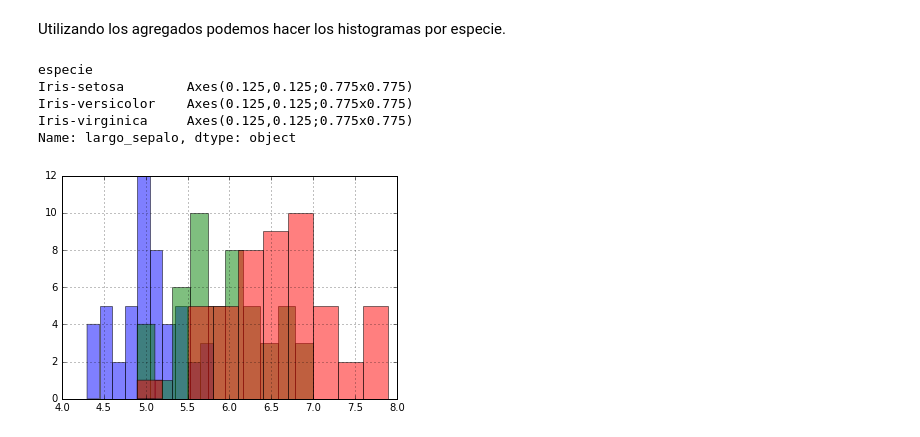
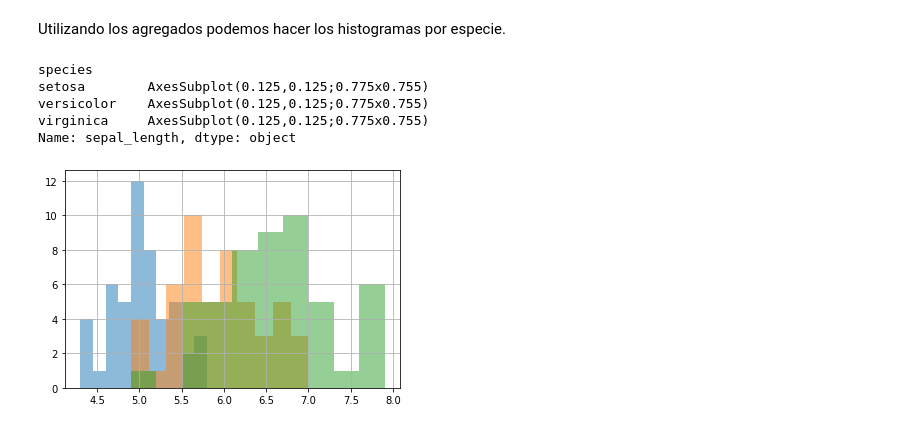
Before and after one commit to JoseBlanca/py_industriales, a Jupyter notebook: analisis/pandas.ipynb, the cells around one changed output. Saved outputs shown, nothing was run; the diff lists cells and outputs as text; code cells hidden in the pictures.

```diff
--- a/analisis/pandas.ipynb
+++ b/analisis/pandas.ipynb
@@ -231,11 +222,11 @@ iris['largo_sepalo'].hist()
 # %% [markdown]
 Utilizando los agregados podemos hacer los histogramas por especie.
 # %%
-iris.groupby('especie')['largo_sepalo'].hist(alpha=0.5)
+iris.groupby('species')['sepal_length'].hist(alpha=0.5)
 # %% [output]
-especie
-Iris-setosa        Axes(0.125,0.125;0.775x0.775)
-Iris-versicolor    Axes(0.125,0.125;0.775x0.775)
-Iris-virginica     Axes(0.125,0.125;0.775x0.775)
-Name: largo_sepalo, dtype: object
+species
+setosa        AxesSubplot(0.125,0.125;0.775x0.755)
+versicolor    AxesSubplot(0.125,0.125;0.775x0.755)
+virginica     AxesSubplot(0.125,0.125;0.775x0.755)
+Name: sepal_length, dtype: object
-[figure, old version]
+[figure, new version]
```
Also changed, not shown: parts of 10 cells of this notebook.
